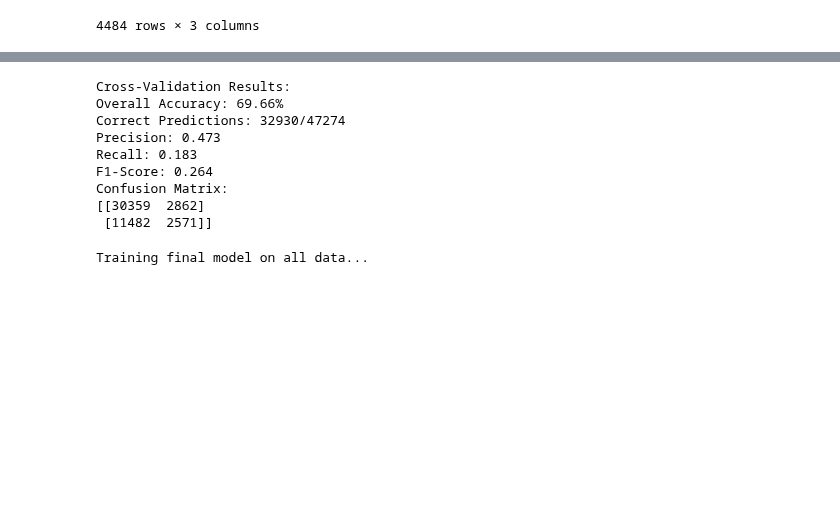
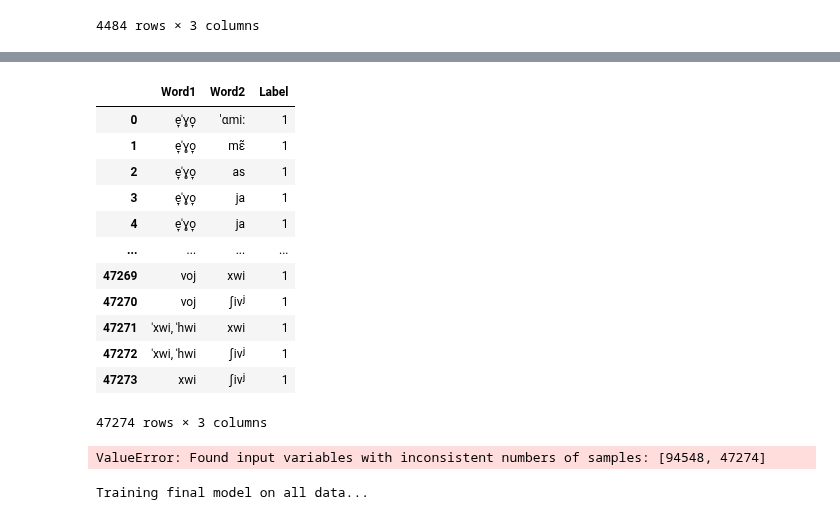
Before and after one commit to LeifMessinger/Cognates, a Jupyter notebook: CognateClassifier_LeifIoanna.ipynb, the cells around one changed output, grey strips where cells are left out. Cells and saved outputs as stored; diff of their text form; code cells hidden in the pictures; blank space fills up the shorter version.

```diff
--- a/CognateClassifier_LeifIoanna.ipynb
+++ b/CognateClassifier_LeifIoanna.ipynb
@@ -395,10 +415,28 @@ df
+# %%
+pairs_df = pd.DataFrame(pairs, columns=['Word1', 'Word2', 'Label'])
+pairs_df
+# %% [output]
+|  | Word1 | Word2 | Label |
+| 0 | e̞ˈɣo̞ | 'ɑmi: | 1 |
+| 1 | e̞ˈɣo̞ | mɛ̃ | 1 |
+| 2 | e̞ˈɣo̞ | as | 1 |
+| 3 | e̞ˈɣo̞ | ja | 1 |
+| 4 | e̞ˈɣo̞ | ja | 1 |
+| ... | ... | ... | ... |
+| 47269 | voj | xwi | 1 |
+| 47270 | voj | ʃivʲ | 1 |
+| 47271 | ˈxwi, ˈhwi | xwi | 1 |
+| 47272 | ˈxwi, ˈhwi | ʃivʲ | 1 |
+| 47273 | xwi | ʃivʲ | 1 |
+47274 rows × 3 columns
 # %%
-from sklearn.model_selection import LeaveOneOut, KFold
+from sklearn.model_selection import LeaveOneOut, KFold, StratifiedKFold
 import numpy as np
 from tqdm import tqdm
 
 # Prepare data
 all_words = [w for pair in pairs for w in pair[:2]]
+all_answers = [w for pair in pairs for w in pair[2:]]
 unique_characters = sorted(set("".join(all_words)))
 maxlen = max(len(w) for w in all_words)
 
@@ -415,7 +453,7 @@ fold_accuracies = []
 all_predictions = []
 all_true_labels = []
 
-for fold, (train_idx, test_idx) in enumerate(tqdm(loo.split(pairs), total=loo.get_n_splits(), desc="LOO-CV Progress")):
+for fold, (train_idx, test_idx) in enumerate(tqdm(loo.split(pairs_df.iloc[:, :2], pairs_df.iloc[:, 2:]), total=loo.get_n_splits(), desc="LOO-CV Progress")):
 
     # Split data
     train_data = [pairs[i] for i in train_idx]
@@ -482,15 +520,7 @@ print(f"F1-Score: {f1:.3f}")
 print(f"Confusion Matrix:")
 print(cm)
 # %% [output]
-Cross-Validation Results:
-Overall Accuracy: 69.66%
-Correct Predictions: 32930/47274
-Precision: 0.473
-Recall: 0.183
-F1-Score: 0.264
-Confusion Matrix:
-[[30359  2862]
- [11482  2571]]
+ValueError: Found input variables with inconsistent numbers of samples: [94548, 47274]
 # %%
 final_model = SimplePairNN(vocab_size, embedding_dim, hidden_dim)
 final_criterion = nn.BCELoss()
```
Also changed, not shown: parts of 1 cell of this notebook.
